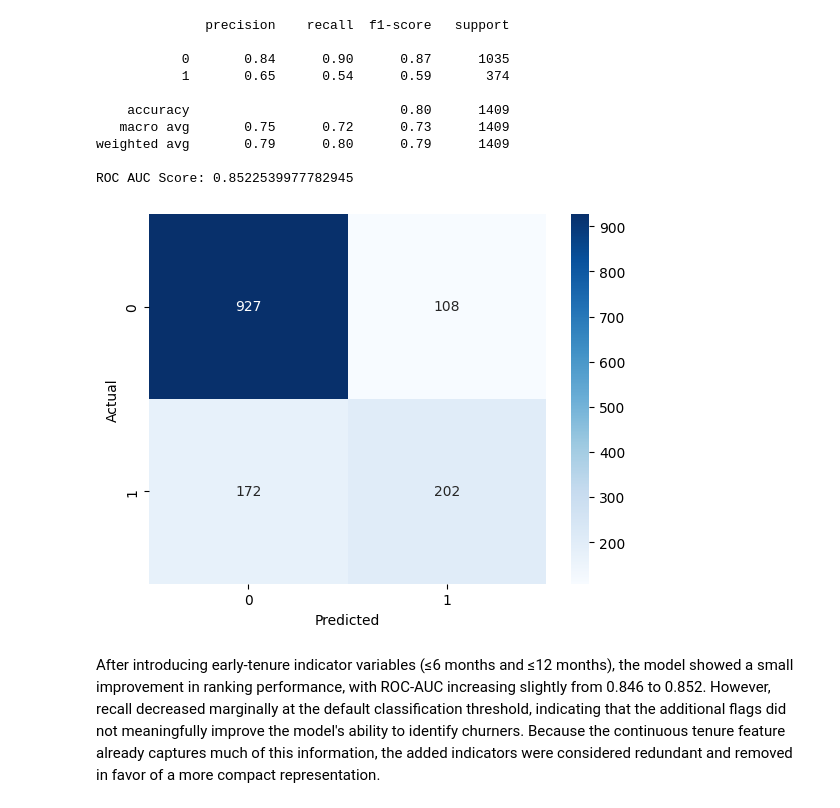
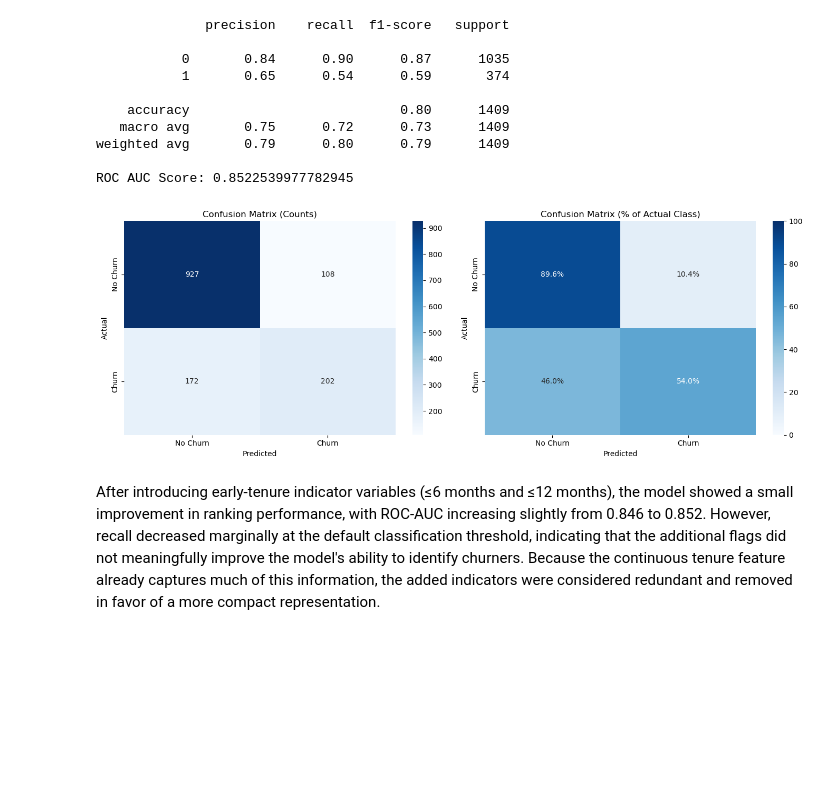
Before and after one commit to alinazir105/Customer-Intelligence-System, a Jupyter notebook: notebooks/Notebook.ipynb, the cells around one changed output. Cells and saved outputs as stored; diff of their text form; code cells hidden in the pictures; blank space fills up the shorter version.

```diff
--- a/notebooks/Notebook.ipynb
+++ b/notebooks/Notebook.ipynb
@@ -834,13 +888,43 @@ weighted avg       0.79      0.80      0.79      1409
 
 ROC AUC Score: 0.8522539977782945
 # %%
+# cm = confusion_matrix(results['y_test'], results['y_test_pred'])
+# sns.heatmap(cm, annot=True, fmt='d', cmap='Blues') # 'd' avoids scientific notation
+# plt.xlabel('Predicted')
+# plt.ylabel('Actual')
+# plt.show()
 cm = confusion_matrix(results['y_test'], results['y_test_pred'])
-sns.heatmap(cm, annot=True, fmt='d', cmap='Blues') # 'd' avoids scientific notation
-plt.xlabel('Predicted')
-plt.ylabel('Actual')
+
+    # Normalize: divide each row by its sum to get row percentages
+cm_normalized = cm.astype('float') / cm.sum(axis=1, keepdims=True) * 100
+
+fig, axes = plt.subplots(1, 2, figsize=(14, 5))
+
+    # Left: raw counts (keep original for reference)
+sns.heatmap(cm, annot=True, fmt='d', cmap='Blues', ax=axes[0],
+                xticklabels=['No Churn', 'Churn'],
+                yticklabels=['No Churn', 'Churn'])
+axes[0].set_title('Confusion Matrix (Counts)')
+axes[0].set_xlabel('Predicted')
+axes[0].set_ylabel('Actual')
+
+    # Right: normalized percentages
+sns.heatmap(cm_normalized, annot=True, fmt='.1f', cmap='Blues', ax=axes[1],
+                xticklabels=['No Churn', 'Churn'],
+                yticklabels=['No Churn', 'Churn'],
+                vmin=0, vmax=100)
+axes[1].set_title('Confusion Matrix (% of Actual Class)')
+axes[1].set_xlabel('Predicted')
+axes[1].set_ylabel('Actual')
+
+    # Add % sign to annotations manually
+for text in axes[1].texts:
+    text.set_text(text.get_text() + '%')
+
+plt.tight_layout()
 plt.show()
 # %% [output]
-[figure, old version]
+[figure, new version]
 # %% [markdown]
 After introducing early-tenure indicator variables (≤6 months and ≤12 months), the model showed a small improvement in ranking performance, with ROC-AUC increasing slightly from 0.846 to 0.852. However, recall decreased marginally at the default classification threshold, indicating that the additional flags did not meaningfully improve the model's ability to identify churners. Because the continuous tenure feature already captures much of this information, the added indicators were considered redundant and removed in favor of a more compact representation.
 # %%
```
Also changed, not shown: parts of 38 cells of this notebook, 5 other files.
